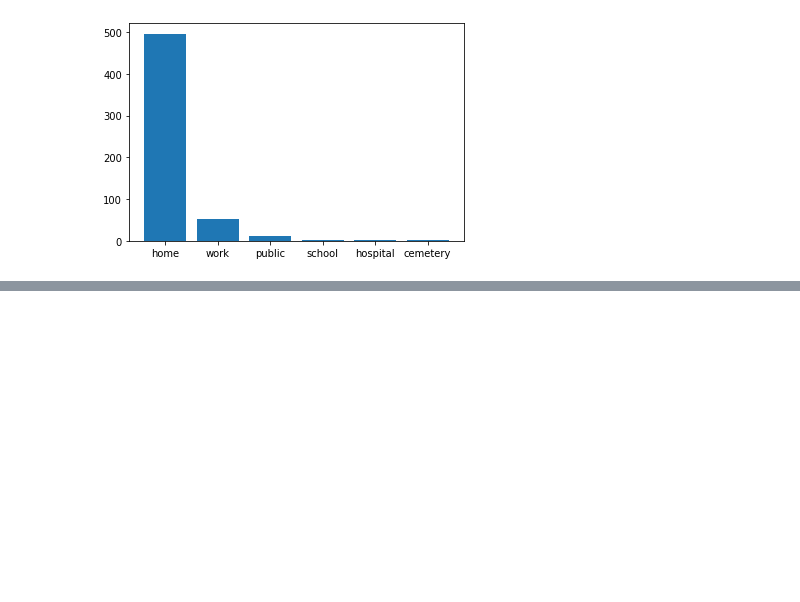
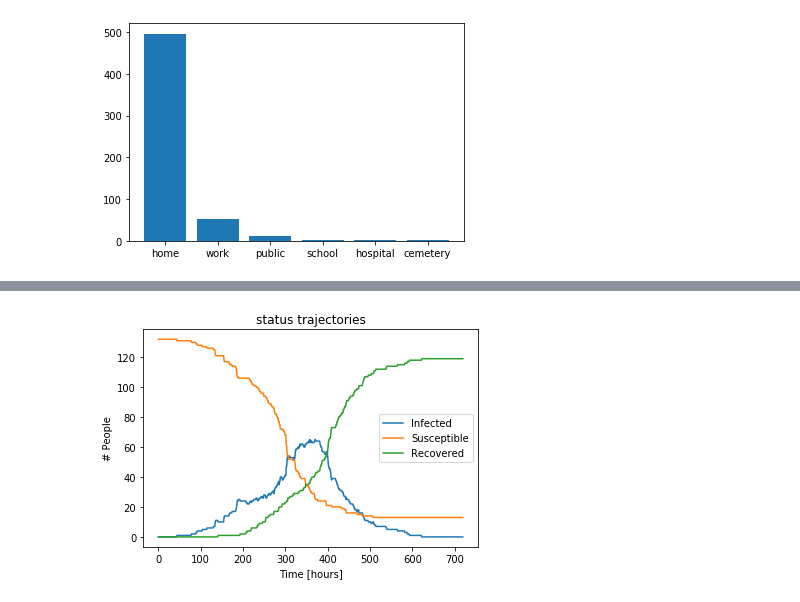
Before and after one commit to joba-1/Corona_Model, a Jupyter notebook: RUN_CoronaABM.ipynb, the cells around one changed output, grey strips where cells are left out. Saved outputs shown, nothing was run; the diff lists cells and outputs as text; code cells hidden in the pictures; blank space fills up the shorter version.

Commit message:
defined agent subsets by type (with plot)

```diff
--- a/RUN_CoronaABM.ipynb
+++ b/RUN_CoronaABM.ipynb
@@ -33,3 +31,7 @@ simulation1.plot_status_timecourse()
+# %%
+simulation1.plot_status_timecourse(specific_people='doctors')
+# %% [output]
+[figure, added]
 # %%
 simulation1.plot_flags_timecourse()
 # %% [output]
```
Also changed, not shown: parts of 12 cells of this notebook, 2 other files.
